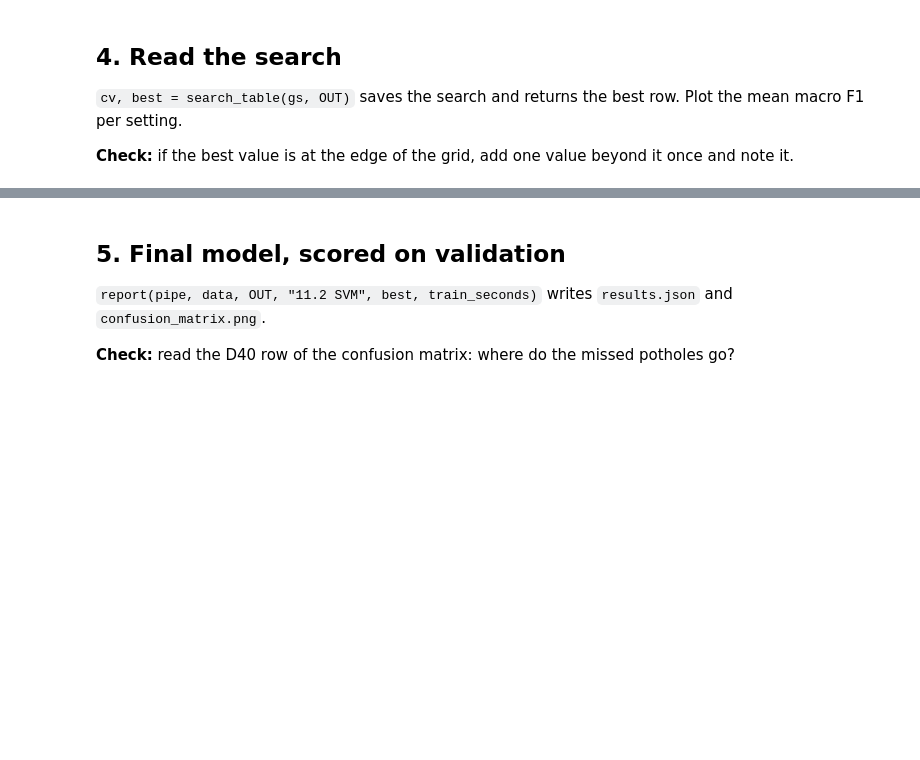
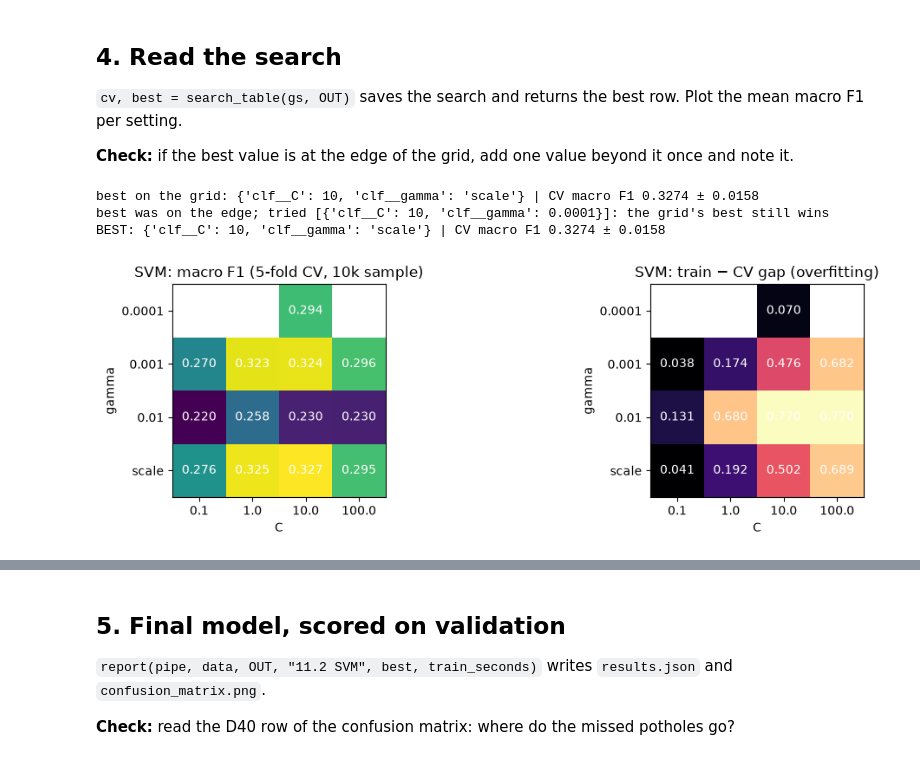
Before and after one commit to RaksaOC/road-damage-classifier, a Jupyter notebook: backend/ml/notebooks/11_2_svm.ipynb, the cells around one changed output, grey strips where cells are left out. Drawn from its saved outputs; the diff is of its cells as text; code cells hidden in the pictures; blank space fills up the shorter version.

```diff
--- a/backend/ml/notebooks/11_2_svm.ipynb
+++ b/backend/ml/notebooks/11_2_svm.ipynb
@@ -69,3 +97,16 @@ Fit the model once with default settings and score it on validation.
 Try every combination in the table above with `GridSearchCV(..., cv=CV, scoring="f1_macro", n_jobs=-1, return_train_score=True)` and `groups=groups_tr`.
 
 **Check:** one row per combination in `gs.cv_results_`; note how long it took.
+# %%
+pipe = make_pipeline(SVC(kernel="rbf", class_weight="balanced"))
+grid = {"clf__C": [0.1, 1, 10, 100], "clf__gamma": ["scale", 0.01, 0.001]}
+
+gs = GridSearchCV(pipe, grid, cv=CV, scoring="f1_macro", n_jobs=-1, return_train_score=True,
+                  refit=False)   # the winner is fitted on the full train set in step 5
+t = time.perf_counter()
+gs.fit(X_tr[s], y_tr[s], groups=groups_tr[s])
+grid_secs = time.perf_counter() - t
+
+n_settings = len(gs.cv_results_["params"])
+print(f"{n_settings} settings x {CV.get_n_splits()} folds = {n_settings * CV.get_n_splits()} fits "
+      f"in {grid_secs / 60:.1f} min")
@@ -75,3 +118,65 @@ Try every combination in the table above with `GridSearchCV(..., cv=CV, scoring=
 `cv, best = search_table(gs, OUT)` saves the search and returns the best row. Plot the mean macro F1 per setting.
 
 **Check:** if the best value is at the edge of the grid, add one value beyond it once and note it.
+# %%
+cv, best = search_table(gs, OUT)          # saves cv_results.csv, returns the best row
+print("best on the grid:", best["params"], f"| CV macro F1 {best['mean_test_score']:.4f} "
+      f"± {best['std_test_score']:.4f}")
+
+# Edge check: if the best C or gamma is the largest/smallest value tried, try one value beyond it once.
+C_b, g_b = best["params"]["clf__C"], best["params"]["clf__gamma"]
+g_num = gamma_scale if g_b == "scale" else g_b   # "scale" is a number in disguise (see step 2)
+beyond = []
+if C_b == max(grid["clf__C"]):
+    beyond.append({"clf__C": [C_b * 10], "clf__gamma": [g_b]})
+elif C_b == min(grid["clf__C"]):
+    beyond.append({"clf__C": [C_b / 10], "clf__gamma": [g_b]})
+if g_num >= 0.01:
+    beyond.append({"clf__C": [C_b], "clf__gamma": [0.1]})
+elif g_num <= 0.001 * 1.5:
+    beyond.append({"clf__C": [C_b], "clf__gamma": [0.0001]})
+
+edge_note = "best is inside the grid: no extra values needed"
+if beyond:
+    gs2 = GridSearchCV(pipe, beyond, cv=CV, scoring="f1_macro", n_jobs=-1, return_train_score=True,
+                       refit=False)
+    t = time.perf_counter()
+    gs2.fit(X_tr[s], y_tr[s], groups=groups_tr[s])
+    grid_secs += time.perf_counter() - t
+    extra = pd.DataFrame(gs2.cv_results_).assign(extra=True)
+    cv = pd.concat([cv.assign(extra=False), extra], ignore_index=True)
+    cv["rank_test_score"] = cv["mean_test_score"].rank(ascending=False, method="min").astype(int)
+    cv.to_csv(OUT / "cv_results.csv", index=False)
+    new_best = cv.loc[cv["mean_test_score"].idxmax()]
+    edge_note = (f"best was on the edge; tried {[p for p in gs2.cv_results_['params']]}: "
+                 + ("a value beyond the grid won" if new_best["extra"] else "the grid's best still wins"))
+    best = new_best
+print(edge_note)
+print("BEST:", best["params"], f"| CV macro F1 {best['mean_test_score']:.4f} ± {best['std_test_score']:.4f}")
+
+cv["C"] = cv["param_clf__C"].astype(float)
+cv["gamma"] = cv["param_clf__gamma"].astype(str)
+cv["gap"] = cv["mean_train_score"] - cv["mean_test_score"]
+heat = cv.pivot_table(index="gamma", columns="C", values="mean_test_score")
+gap = cv.pivot_table(index="gamma", columns="C", values="gap")
+
+fig, axes = plt.subplots(1, 2, figsize=(12, 3.4))
+for ax, table, title, cmap in [(axes[0], heat, "macro F1 (5-fold CV, 10k sample)", "viridis"),
+                               (axes[1], gap, "train − CV gap (overfitting)", "magma")]:
+    ax.imshow(table, cmap=cmap)
+    ax.set(xticks=range(table.shape[1]), xticklabels=table.columns, yticks=range(table.shape[0]),
+           yticklabels=table.index, xlabel="C", ylabel="gamma", title=f"SVM: {title}")
+    for (i, j), v in np.ndenumerate(table.values):
+        if not np.isnan(v):
+            ax.text(j, i, f"{v:.3f}", ha="center", va="center", color="white")
+fig.tight_layout()
+fig.savefig(OUT / "grid_heatmap.png", dpi=150, bbox_inches="tight")
+plt.show()
+
+cols = ["C", "gamma", "mean_test_score", "std_test_score", "mean_train_score", "gap", "mean_fit_time"]
+cv.sort_values("mean_test_score", ascending=False)[cols].round(4).reset_index(drop=True)
+# %% [output]
+best on the grid: {'clf__C': 10, 'clf__gamma': 'scale'} | CV macro F1 0.3274 ± 0.0158
+best was on the edge; tried [{'clf__C': 10, 'clf__gamma': 0.0001}]: the grid's best still wins
+BEST: {'clf__C': 10, 'clf__gamma': 'scale'} | CV macro F1 0.3274 ± 0.0158
+[figure, added]
```
Also changed, not shown: parts of 6 cells of this notebook.
